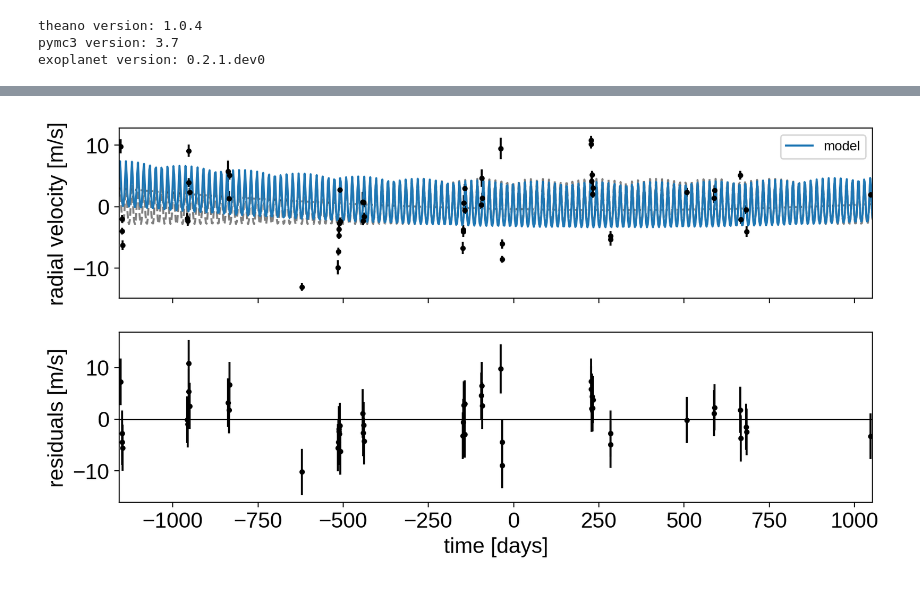
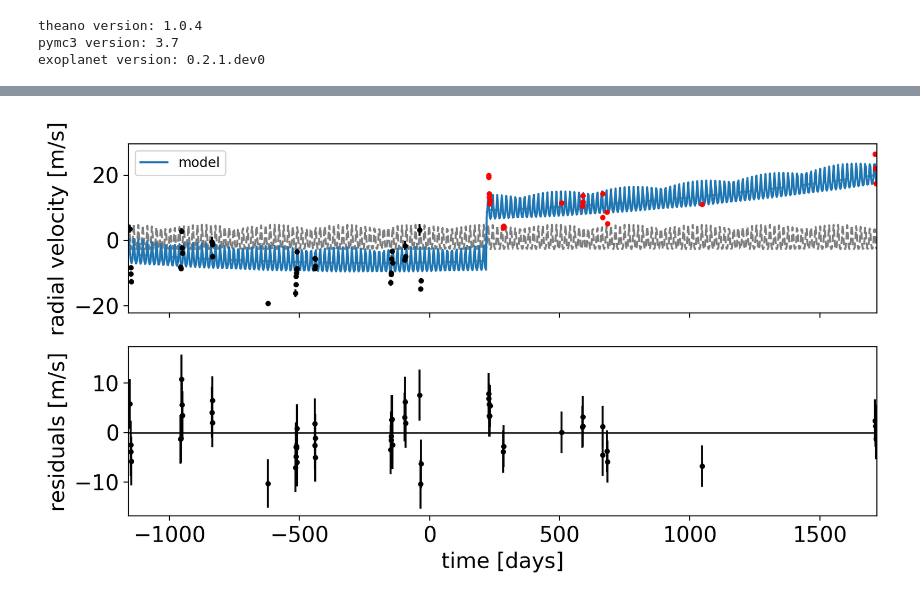
Before and after one commit to megbedell/tesstwin, a Jupyter notebook: notebooks/exoplanet/full_fit.ipynb, the cells around one changed output, grey strips where cells are left out. Cells and saved outputs as stored; diff of their text form; code cells hidden in the pictures.

```diff
--- a/notebooks/exoplanet/full_fit.ipynb
+++ b/notebooks/exoplanet/full_fit.ipynb
@@ -164,9 +174,11 @@ def build_model(mask=None, start=None):
         logS0 = pm.Deterministic("logS0", logpower - 4 * logw0)
 
         # RV jitter & a quadratic RV trend
-        logs_rv = pm.Normal("logs_rv", mu=np.log(np.median(yerr_rv)), sd=5)
+        logs_rv_pre = pm.Normal("logs_rv_pre", mu=np.log(np.median(yerr_rv[~pug])), sd=5)
+        logs_rv_pug = pm.Normal("logs_rv_pug", mu=np.log(np.median(yerr_rv[pug])), sd=5)
+        offset_pug = pm.Normal("offset_pug", mu=15.4, sd=0.4) # strong prior based on other solar twins
         trend = pm.Normal("trend", mu=0, sd=10.0**(1-np.arange(3))[::-1], shape=3)
-        trend_bis = pm.Normal("trend_bis", mu=0, sd=10.0**(1-np.arange(3))[::-1], shape=3)
+        #trend_bis = pm.Normal("trend_bis", mu=0, sd=10.0**(1-np.arange(3))[::-1], shape=3)
 
         # Orbit model
         orbit = xo.orbits.KeplerianOrbit(
@@ -194,18 +206,22 @@ def build_model(mask=None, start=None):
 
         # Define the background RV model
         A = np.vander(x_rv, 3)
-        A_bis = np.vander(bis_rv, 3)
-        bkg = pm.Deterministic("bkg", tt.dot(A, trend) + tt.dot(A_bis, trend_bis))
+        #A_bis = np.vander(bis_rv, 3)
+        #bkg = pm.Deterministic("bkg", tt.dot(A, trend) + tt.dot(A_bis, trend_bis))
+        bkg = pm.Deterministic("bkg", tt.dot(A, trend) + pug*offset_pug)
 
         # The likelihood for the RVs
         rv_model = pm.Deterministic("rv_model", vrad + bkg)
-        err = tt.sqrt(yerr_rv**2 + tt.exp(2*logs_rv))
-        pm.Normal("obs", mu=rv_model, sd=err, observed=y_rv)
+        err_pre = tt.sqrt(yerr_rv[~pug]**2 + tt.exp(2*logs_rv_pre))
+        err_pug = tt.sqrt(yerr_rv[pug]**2 + tt.exp(2*logs_rv_pug))
+        pm.Normal("obs_pre", mu=rv_model[~pug], sd=err_pre, observed=y_rv[~pug])
+        pm.Normal("obs_post", mu=rv_model[pug], sd=err_pug, observed=y_rv[pug])
 
         vrad_pred = orbit.get_radial_velocity(t_rv)
         pm.Deterministic("vrad_pred", vrad_pred)
         A_pred = np.vander(t_rv, 3)
-        bkg_pred = pm.Deterministic("bkg_pred", tt.dot(A_pred, trend))
+        pug_pred = t_rv >= HARPS_upgrade
+        bkg_pred = pm.Deterministic("bkg_pred", tt.dot(A_pred, trend) + pug_pred*offset_pug)
         pm.Deterministic("rv_model_pred", vrad_pred + bkg_pred)
 
         # Fit for the maximum a posteriori parameters, I've found that I can get
@@ -214,7 +230,8 @@ def build_model(mask=None, start=None):
             start = model.test_point
         map_soln = start
         map_soln = xo.optimize(start=map_soln, vars=[logs2])
-        map_soln = xo.optimize(start=map_soln, vars=[logs_rv, trend, trend_bis])
+        #map_soln = xo.optimize(start=map_soln, vars=[logs_rv, trend, trend_bis])
+        map_soln = xo.optimize(start=map_soln, vars=[logs_rv_pre, logs_rv_pug, trend, offset_pug])
         map_soln = xo.optimize(start=map_soln, vars=[log_ror, b_hat])
         map_soln = xo.optimize(start=map_soln, vars=[log_period, t0])
         map_soln = xo.optimize(start=map_soln, vars=[log_m_pl])
@@ -246,26 +263,29 @@ logp: -10957.692403607598 -> -10926.706611234684
 # %%
 def plot_rv_curve(soln):
     fig, axes = plt.subplots(2, 1, figsize=(10, 5), sharex=True)
 
     ax = axes[0]
-    ax.errorbar(x_rv, y_rv, yerr=yerr_rv, fmt=".k")
+    ax.errorbar(x_rv[~pug], y_rv[~pug], yerr=yerr_rv[~pug], fmt=".k")
+    ax.errorbar(x_rv[pug], y_rv[pug], yerr=yerr_rv[pug], fmt=".r")
     ax.plot(t_rv, soln["vrad_pred"], "--k", alpha=0.5)
     ax.plot(t_rv, soln["bkg_pred"], ":k", alpha=0.5)
     ax.plot(t_rv, soln["rv_model_pred"], label="model")
     ax.legend(fontsize=10)
     ax.set_ylabel("radial velocity [m/s]")
 
     ax = axes[1]
-    err = np.sqrt(yerr_rv**2+np.exp(2*soln["logs_rv"]))
-    ax.errorbar(x_rv, y_rv - soln["rv_model"], yerr=err, fmt=".k")
+    err_pre = np.sqrt(yerr_rv[~pug]**2+np.exp(2*soln["logs_rv_pre"]))
+    err_pug = np.sqrt(yerr_rv[pug]**2+np.exp(2*soln["logs_rv_pug"]))
+    ax.errorbar(x_rv[~pug], y_rv[~pug] - soln["rv_model"][~pug], yerr=err_pre, fmt=".k")
+    ax.errorbar(x_rv[pug], y_rv[pug] - soln["rv_model"][pug], yerr=err_pug, fmt=".k")
     ax.axhline(0, color="k", lw=1)
     ax.set_ylabel("residuals [m/s]")
     ax.set_xlim(t_rv.min(), t_rv.max())
     ax.set_xlabel("time [days]")
 
 plot_rv_curve(map_soln)
 # %% [output]
-[figure, old version]
+[figure, new version]
 # %%
 def plot_light_curve(model, soln, mask=None):
     if mask is None:
```
Also changed, not shown: parts of 12 cells of this notebook.
